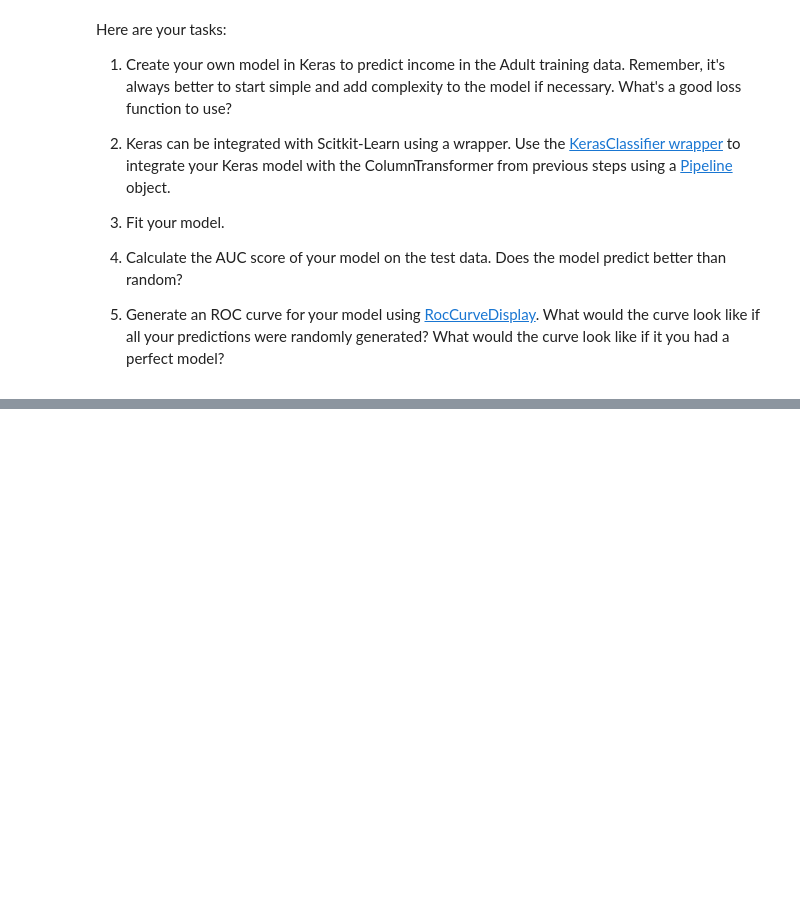
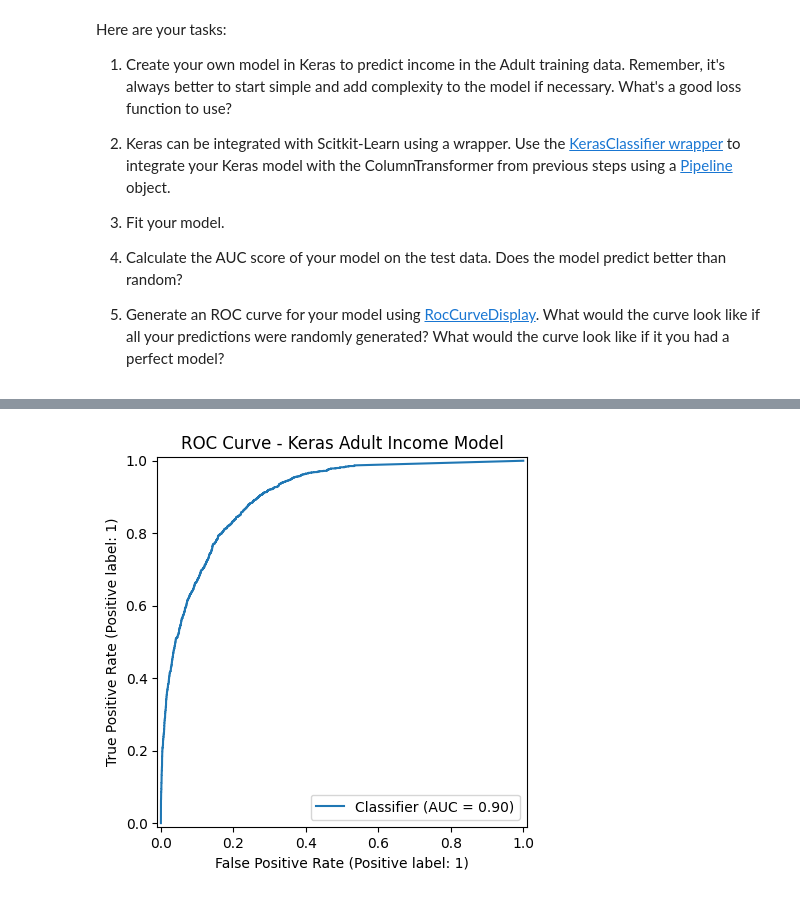
Before and after one commit to vsolanki76771215/Student_MLE_MiniProject_EDA, a Jupyter notebook: Student_MLE_MiniProject_Deep_Learning.ipynb, the cells around one changed output, grey strips where cells are left out. Saved outputs shown, nothing was run; the diff lists cells and outputs as text; code cells hidden in the pictures; blank space fills up the shorter version.

```diff
--- a/Student_MLE_MiniProject_Deep_Learning.ipynb
+++ b/Student_MLE_MiniProject_Deep_Learning.ipynb
@@ -358,7 +422,7 @@ keras_classifier = KerasClassifier(
     model=build_model,
     epochs=10,
     batch_size=32,
-    verbose=0
+    verbose=1
 )
 # %%
 # Create the scikit-learn pipeline
@@ -391,3 +474,8 @@ Pipeline(steps=[('preprocessor',
 # %%
 # Calculate the AUC score of your model on the test data.
 # Does the model predict better than random?
+
+y_test_proba = pipeline.predict_proba(X_test)[:, 1]
+
+auc = roc_auc_score(y_test, y_test_proba)
+print("Test AUC:", auc)
@@ -394,2 +485,9 @@ Pipeline(steps=[('preprocessor',
 # %%
 # Generate an ROC curve for your model.
+import matplotlib.pyplot as plt
+
+RocCurveDisplay.from_predictions(y_test, y_test_proba)
+plt.title("ROC Curve - Keras Adult Income Model")
+plt.show()
+# %% [output]
+[figure, added]
```
Also changed, not shown: parts of 5 cells of this notebook.
